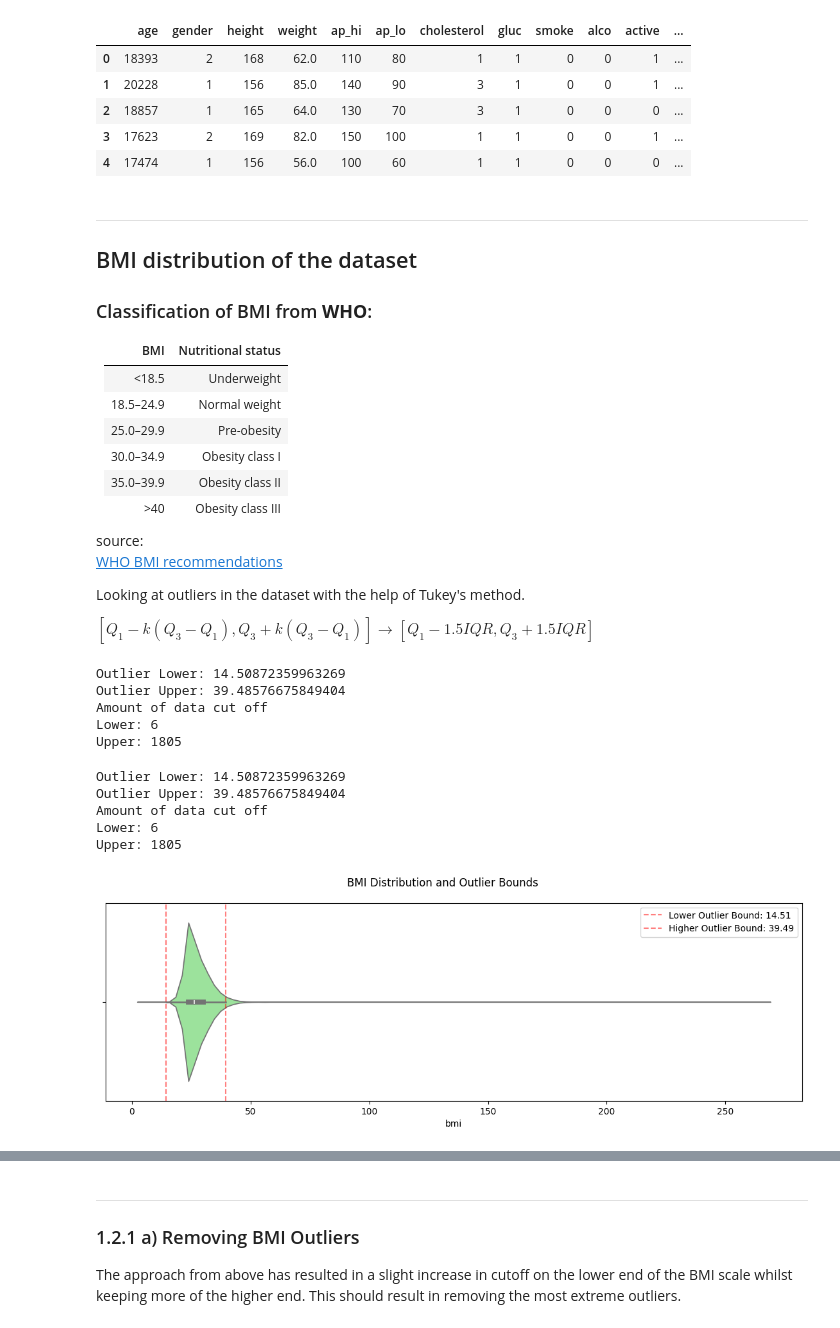
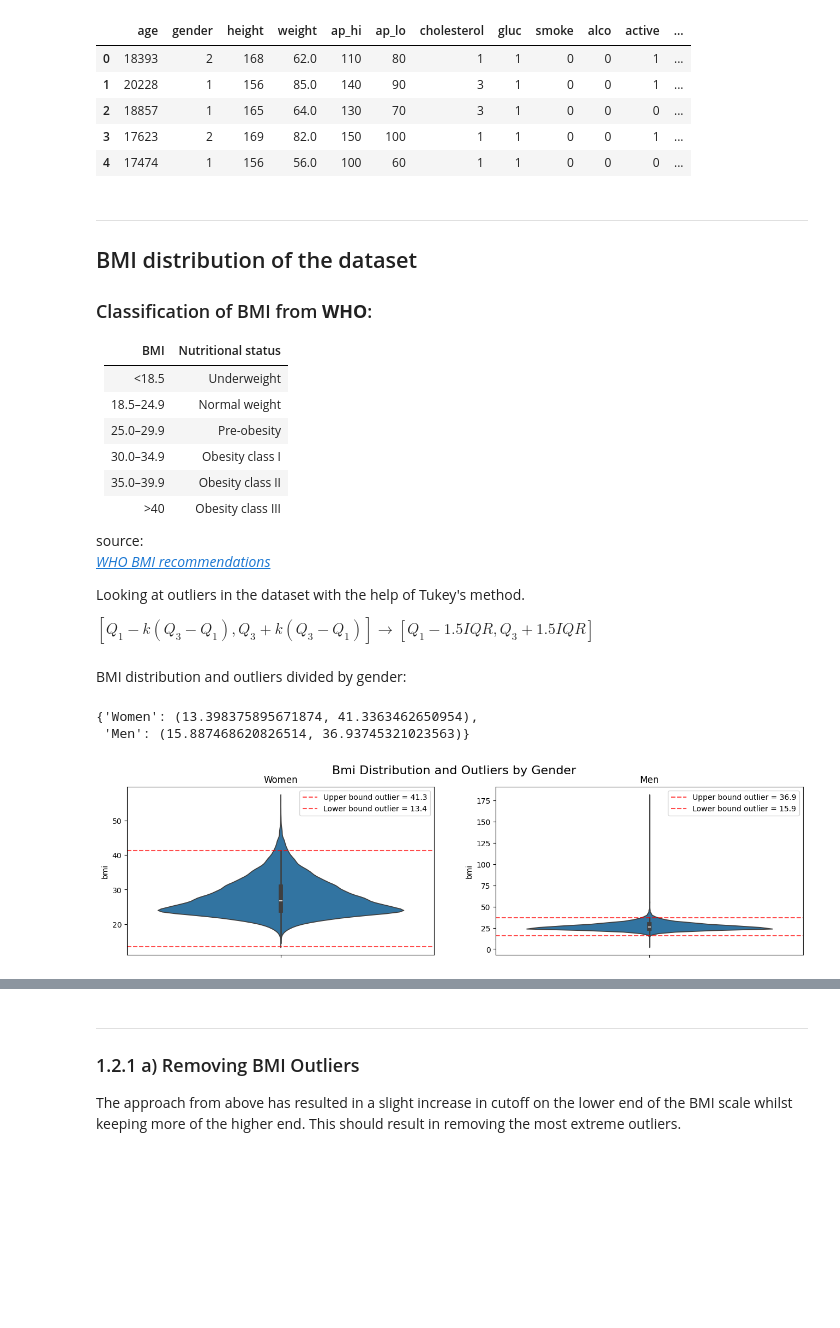
Before and after one commit to Wessnom/ML-AI23-Lab_Alexander_Wessner, a Jupyter notebook: data_analysis.ipynb, the cells around one changed output, grey strips where cells are left out. Drawn from its saved outputs; the diff is of its cells as text; code cells hidden in the pictures; blank space fills up the shorter version.

Commit message:
some extreme BMI for men remain, ruining violins

```diff
--- a/data_analysis.ipynb
+++ b/data_analysis.ipynb
@@ -224 +227,13 @@ violin_outliers_gender(outliers, df, "height")
 [figure]
+# %%
+pre = len(df)
+
+# drop the values of women outside outliers
+wom = df[(df["gender"] == 1) & ((df["height"] < outliers["Women"][0]) | (df["height"] > outliers["Women"][1]))].index
+df = df.drop(wom, axis = 0) # axis = 0 for rows
+
+# drop the values of men outside outliers
+men = df[(df["gender"] == 1) & ((df["height"] < outliers["Men"][0] ) | (df["height"] > outliers["Men"][1]))].index
+df.drop(men, axis = 0)
+
+print(f"Dropped {pre - len(df)} rows")
@@ -297,59 +314,19 @@ df.head()
 | >40| Obesity class III |
 
 source:<br>
-[WHO BMI recommendations](https://www.who.int/europe/news-room/fact-sheets/item/a-healthy-lifestyle---who-recommendations)
+[*WHO BMI recommendations*](https://www.who.int/europe/news-room/fact-sheets/item/a-healthy-lifestyle---who-recommendations)
 
 Looking at outliers in the dataset with the help of Tukey's method.<br>
 
 $[Q_1 - k(Q_3 - Q_1), Q_3 + k(Q_3 - Q_1)] \rightarrow [Q_1 - 1.5IQR, Q_3 + 1.5IQR] $
-# %%
-Q1 = df["bmi"].quantile(0.25)
-Q3 = df["bmi"].quantile(0.75)
-IQR = Q3 - Q1
-
-# calculate the lower and upper bounds for the outliers according to Tukey's rule
-outlier_lower = Q1 - 1.5 * IQR
-outlier_upper = Q3 + 1.5 * IQR
-
-print(f"Outlier Lower: {outlier_lower}\nOutlier Upper: {outlier_upper}")
-print(f"Amount of data cut off\nLower: {len(df[df['bmi'] < outlier_lower])}\nUpper: {len(df[df['bmi'] > outlier_upper])}")
-
-# Tukey's method would essentially cut off the entirety of Obesity class III (BMI > 40),
-# and a small portion of Obesity class II (35 < BMI < 40)
-# I will try to get a better understanding of the data by using a different method to identify outliers
-# %% [output]
-Outlier Lower: 14.50872359963269
-Outlier Upper: 39.48576675849404
-Amount of data cut off
-Lower: 6
-Upper: 1805
-# %%
-plt.figure(figsize=(14, 4))
-
-sns.violinplot(x = df["bmi"], color="lightgreen")
-
-plt.axvline(
-    outlier_lower,
-    label = f"Lower Outlier Bound: {outlier_lower:.2f}",
-    color = "red",
-    linestyle = "--",
-    alpha = 0.5
-)
-plt.axvline(
-    outlier_upper,
-    label = f"Higher Outlier Bound: {outlier_upper:.2f}",
-    color = "red",
-    linestyle = "--",
-    alpha = 0.5
-)
-plt.legend()
-plt.suptitle("BMI Distribution and Outlier Bounds")
-print(f"Outlier Lower: {outlier_lower}\nOutlier Upper: {outlier_upper}")
-print(f"Amount of data cut off\nLower: {len(df[df['bmi'] < outlier_lower])}\nUpper: {len(df[df['bmi'] > outlier_upper])}")
-# %% [output]
-Outlier Lower: 14.50872359963269
-Outlier Upper: 39.48576675849404
-Amount of data cut off
-Lower: 6
-Upper: 1805
-[figure, removed]
+# %% [markdown]
+BMI distribution and outliers divided by gender:
+# %%
+outliers = {"Women": calc_outliers(df[df["gender"] == 1]["bmi"]), "Men": calc_outliers(df[df["gender"] == 2]["bmi"])}
+violin_outliers_gender(outliers, df, "bmi")
+
+# evidently still remain a few extreme BMI values
+# %% [output]
+{'Women': (13.398375895671874, 41.3363462650954),
+ 'Men': (15.887468620826514, 36.93745321023563)}
+[figure, added]
```
Also changed, not shown: parts of 11 cells of this notebook.
